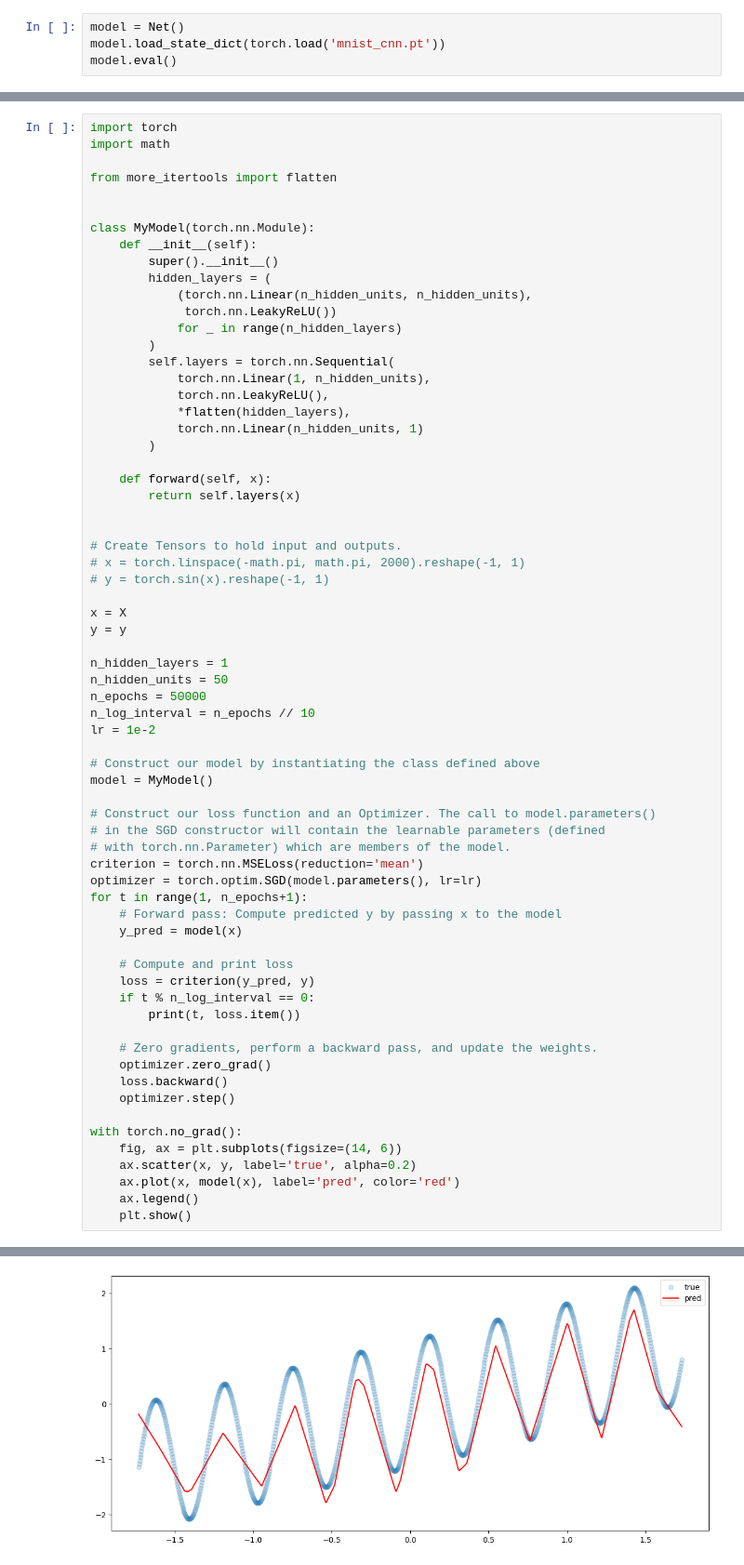
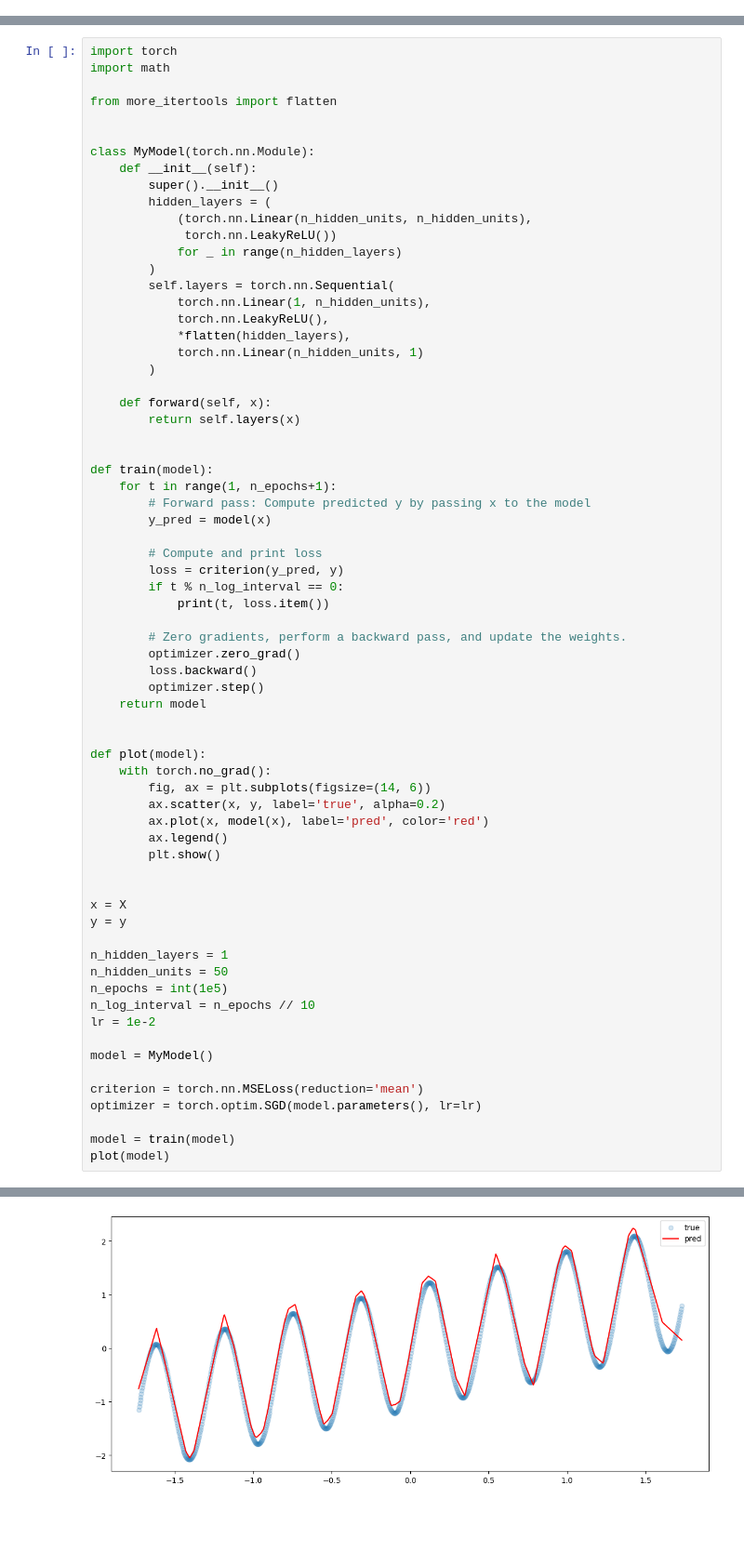
Before and after one commit to MischaDy/electricity-uq, a Jupyter notebook: pytorch_testing/pytorch_test.ipynb, the cells around one changed output, grey strips where cells are left out. Shown at 93% size. Cells and saved outputs as stored; diff of their text form; blank space fills up the shorter version.

```diff
--- a/pytorch_testing/pytorch_test.ipynb
+++ b/pytorch_testing/pytorch_test.ipynb
@@ -154,4 +2,0 @@ Test set: Average loss: 0.0338, Accuracy: 9883/10000 (99%)
-# %%
-model = Net()
-model.load_state_dict(torch.load('mnist_cnn.pt'))
-model.eval()
@@ -563,45 +84,46 @@ class MyModel(torch.nn.Module):
         return self.layers(x)
 
 
-# Create Tensors to hold input and outputs.
-# x = torch.linspace(-math.pi, math.pi, 2000).reshape(-1, 1)
-# y = torch.sin(x).reshape(-1, 1)
+def train(model):
+    for t in range(1, n_epochs+1):
+        # Forward pass: Compute predicted y by passing x to the model
+        y_pred = model(x)
+
+        # Compute and print loss
+        loss = criterion(y_pred, y)
+        if t % n_log_interval == 0:
+            print(t, loss.item())
+
+        # Zero gradients, perform a backward pass, and update the weights.
+        optimizer.zero_grad()
+        loss.backward()
+        optimizer.step()
+    return model
+
+
+def plot(model):
+    with torch.no_grad():
+        fig, ax = plt.subplots(figsize=(14, 6))
+        ax.scatter(x, y, label='true', alpha=0.2)
+        ax.plot(x, model(x), label='pred', color='red')
+        ax.legend()
+        plt.show()
+
 
 x = X
 y = y
 
 n_hidden_layers = 1
 n_hidden_units = 50
-n_epochs = 50000
+n_epochs = int(1e5)
 n_log_interval = n_epochs // 10
 lr = 1e-2
 
-# Construct our model by instantiating the class defined above
 model = MyModel()
 
-# Construct our loss function and an Optimizer. The call to model.parameters()
-# in the SGD constructor will contain the learnable parameters (defined
-# with torch.nn.Parameter) which are members of the model.
 criterion = torch.nn.MSELoss(reduction='mean')
 optimizer = torch.optim.SGD(model.parameters(), lr=lr)
-for t in range(1, n_epochs+1):
-    # Forward pass: Compute predicted y by passing x to the model
-    y_pred = model(x)
 
-    # Compute and print loss
-    loss = criterion(y_pred, y)
-    if t % n_log_interval == 0:
-        print(t, loss.item())
-
-    # Zero gradients, perform a backward pass, and update the weights.
-    optimizer.zero_grad()
-    loss.backward()
-    optimizer.step()
-
-with torch.no_grad():
-    fig, ax = plt.subplots(figsize=(14, 6))
-    ax.scatter(x, y, label='true', alpha=0.2)
-    ax.plot(x, model(x), label='pred', color='red')
-    ax.legend()
-    plt.show()
+model = train(model)
+plot(model)
 # %% [output]
@@ -618 +140 @@ with torch.no_grad():
-[figure, old version]
+[figure, new version]
```
Also changed, not shown: parts of 24 cells of this notebook.
